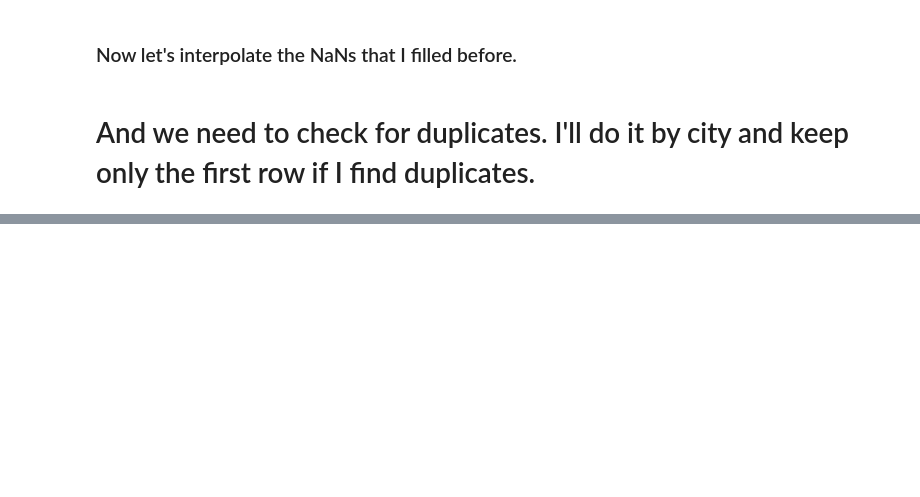
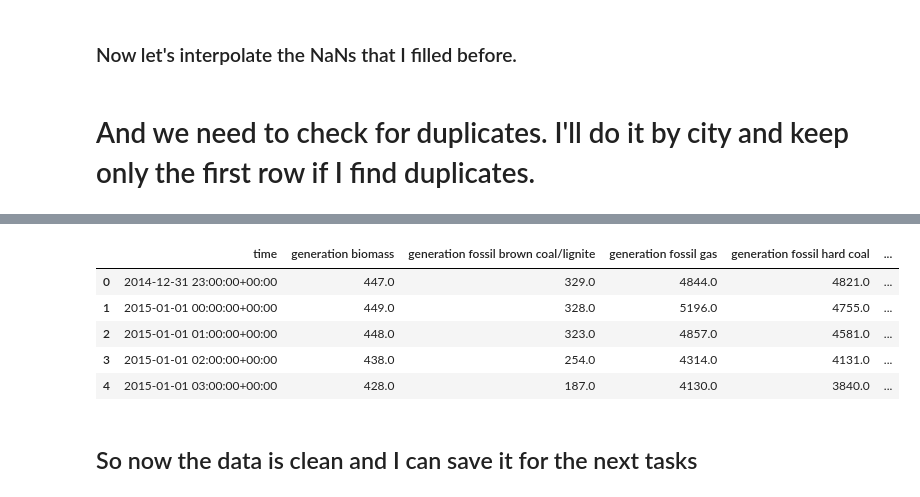
Before and after one commit to DrAlexSanz/Electricity-prices, a Jupyter notebook: Electricity_cleaning.ipynb, the cells around one changed output, grey strips where cells are left out. Saved outputs shown, nothing was run; the diff lists cells and outputs as text; code cells hidden in the pictures; blank space fills up the shorter version.

```diff
--- a/Electricity_cleaning.ipynb
+++ b/Electricity_cleaning.ipynb
@@ -124,0 +229,3 @@ There are 3076 duplicated rows in the weather dataset
+# %%
+energy = energy.ffill() #Using interpolate() or fillna() gives errors because pandas has issues with date64 in ns.
+energy.isnull().sum()
@@ -124,0 +256,21 @@ There are 3076 duplicated rows in the weather dataset
+# %%
+df_1, d_2, df_3, df_4, df_5 = [x for _, x in weather.groupby("city_name")]
+
+dfs = [df_1, d_2, df_3, df_4, df_5]
+
+for df in dfs:
+    city_nm = str(df["city_name"].unique()).replace("[", "").replace("]", "").replace("_", "").replace("'", "")
+    df = df.add_suffix("_{}".format(city_nm))
+    energy = energy.merge(df, left_on = "time", right_on = "dt_iso", how = "outer")
+    energy.drop("city_name_{}".format(city_nm), inplace = True, axis = 1)
+# %%
+energy.head()
+# %% [output]
+|  | time | generation biomass | generation fossil brown coal/lignite | generation fossil gas | generation fossil hard coal | ... |
+| 0 | 2014-12-31 23:00:00+00:00 | 447.0 | 329.0 | 4844.0 | 4821.0 | ... |
+| 1 | 2015-01-01 00:00:00+00:00 | 449.0 | 328.0 | 5196.0 | 4755.0 | ... |
+| 2 | 2015-01-01 01:00:00+00:00 | 448.0 | 323.0 | 4857.0 | 4581.0 | ... |
+| 3 | 2015-01-01 02:00:00+00:00 | 438.0 | 254.0 | 4314.0 | 4131.0 | ... |
+| 4 | 2015-01-01 03:00:00+00:00 | 428.0 | 187.0 | 4130.0 | 3840.0 | ... |
+# %% [markdown]
+## So now the data is clean and I can save it for the next tasks
```
Also changed, not shown: parts of 16 cells of this notebook.
